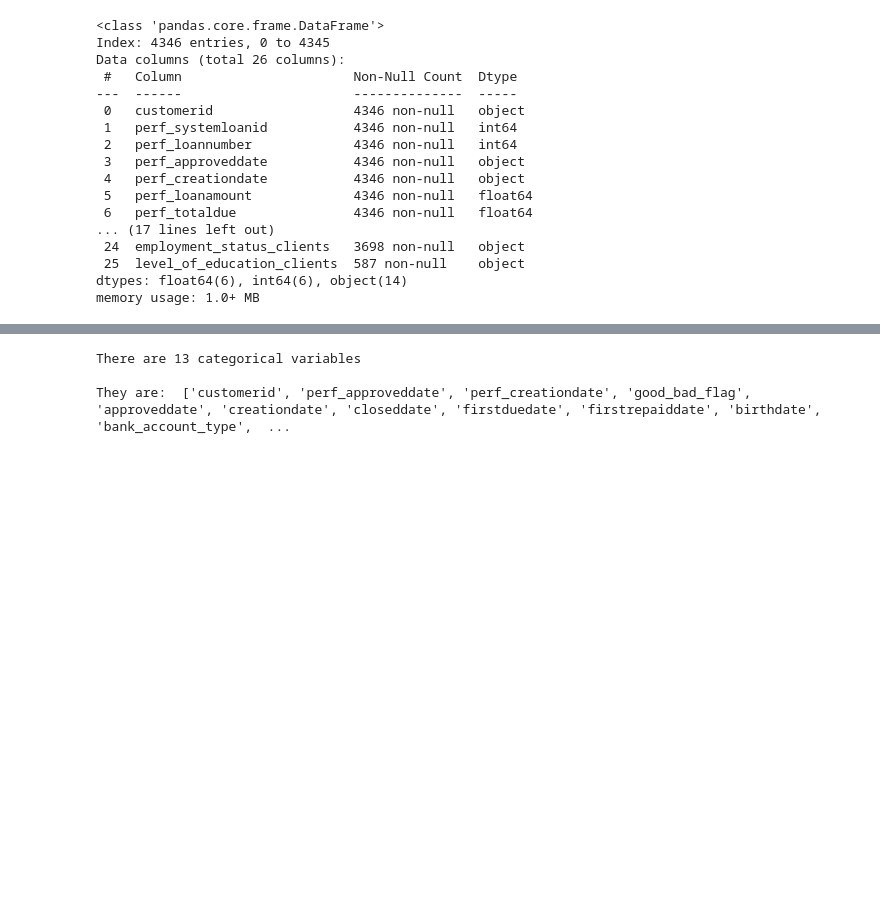
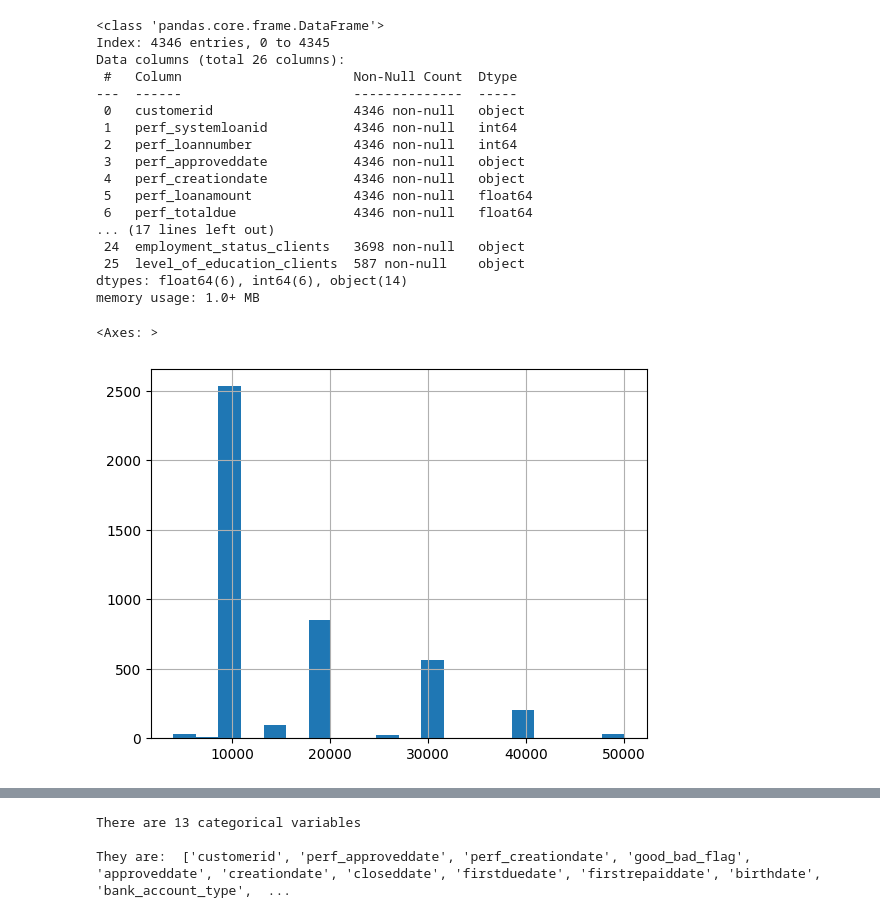
Before and after one commit to kakopo/loan-default-prediction-challenge-group-8, a Jupyter notebook: data_analysis_improved.ipynb, the cells around one changed output, grey strips where cells are left out. Drawn from its saved outputs; the diff is of its cells as text; code cells hidden in the pictures; blank space fills up the shorter version.

```diff
--- a/data_analysis_improved.ipynb
+++ b/data_analysis_improved.ipynb
@@ -145,3 +145,8 @@ dtypes: float64(6), int64(6), object(14)
 memory usage: 1.0+ MB
 # %%
 loan_data = loan_data.drop(columns=['level_of_education_clients'])
+# %%
+loan_data['loanamount'].hist(bins=20)
+# %% [output]
+<Axes: >
+[figure, added]
```
Also changed, not shown: parts of 20 cells of this notebook.
